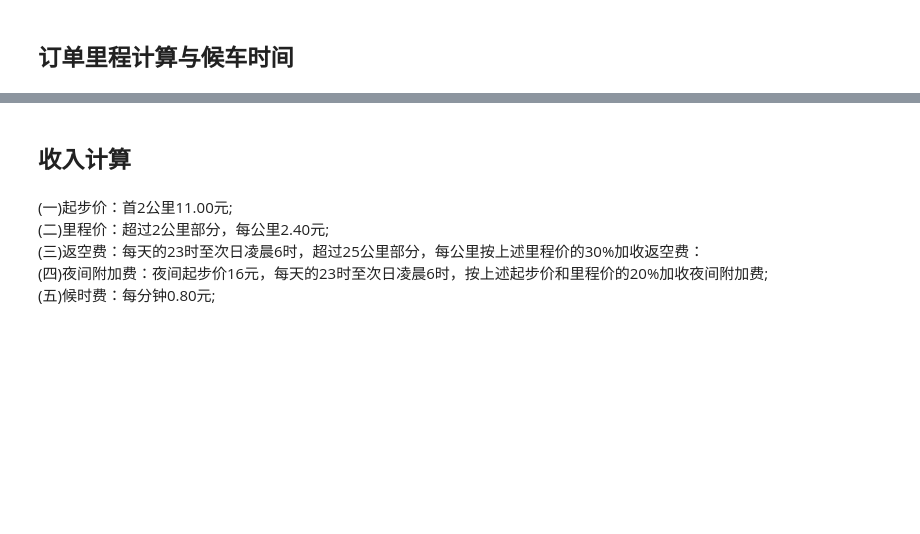
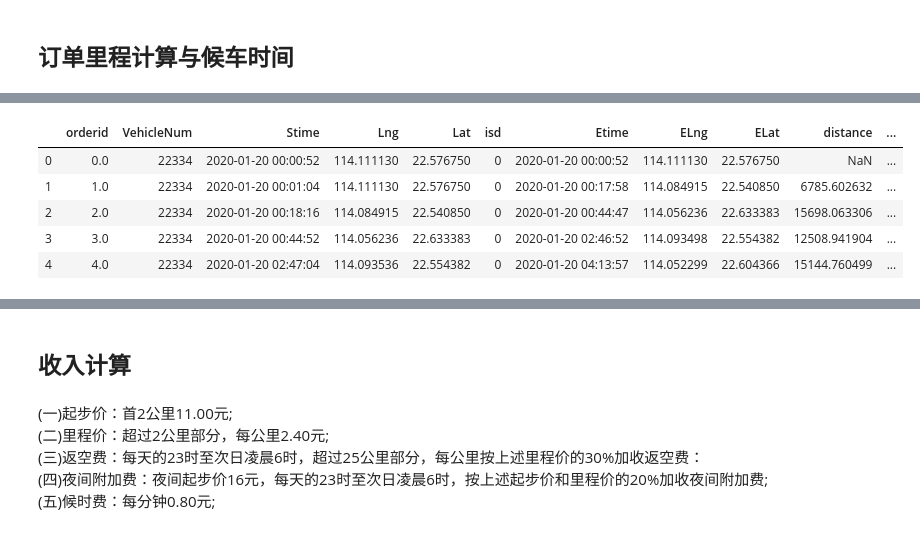
Before and after one commit to ni1o1/pygeo-tutorial, a Jupyter notebook: 8-project.ipynb, the cells around one changed output, grey strips where cells are left out. Saved outputs shown, nothing was run; the diff lists cells and outputs as text; code cells hidden in the pictures; blank space fills up the shorter version.

```diff
--- a/8-project.ipynb
+++ b/8-project.ipynb
@@ -296,12 +264,19 @@ table4.head(5)
 # %%
-table4['Edate'] = table4['Sdate'].shift(-1)
+# 把O与D的信息放在同一行
 table4['Etime'] = table4['Stime'].shift(-1)
 table4['ELng'] = table4['Lng'].shift(-1)
 table4['ELat'] = table4['Lat'].shift(-1)
-table4 = table4[(table4['isd']==0)&(-table4['Edate'].isnull())]
+table4 = table4[(table4['isd']==0)&(-table4['Etime'].isnull())]
-# %%
-table3 = table3_1.fillna(0)
 # %%
+#连接表3与表4成为表5
 table5 = pd.merge(table4,table3,on = 'orderid',how = 'left')
+table5.head(5)
+# %% [output]
+|  | orderid | VehicleNum | Stime | Lng | Lat | isd | Etime | ELng | ELat | distance | ... |
+| 0 | 0.0 | 22334 | 2020-01-20 00:00:52 | 114.111130 | 22.576750 | 0 | 2020-01-20 00:00:52 | 114.111130 | 22.576750 | NaN | ... |
+| 1 | 1.0 | 22334 | 2020-01-20 00:01:04 | 114.111130 | 22.576750 | 0 | 2020-01-20 00:17:58 | 114.084915 | 22.540850 | 6785.602632 | ... |
+| 2 | 2.0 | 22334 | 2020-01-20 00:18:16 | 114.084915 | 22.540850 | 0 | 2020-01-20 00:44:47 | 114.056236 | 22.633383 | 15698.063306 | ... |
+| 3 | 3.0 | 22334 | 2020-01-20 00:44:52 | 114.056236 | 22.633383 | 0 | 2020-01-20 02:46:52 | 114.093498 | 22.554382 | 12508.941904 | ... |
+| 4 | 4.0 | 22334 | 2020-01-20 02:47:04 | 114.093536 | 22.554382 | 0 | 2020-01-20 04:13:57 | 114.052299 | 22.604366 | 15144.760499 | ... |
 # %%
 #每天的23时至次日凌晨6时为夜间
```
Also changed, not shown: parts of 22 cells of this notebook, 2 other files.
